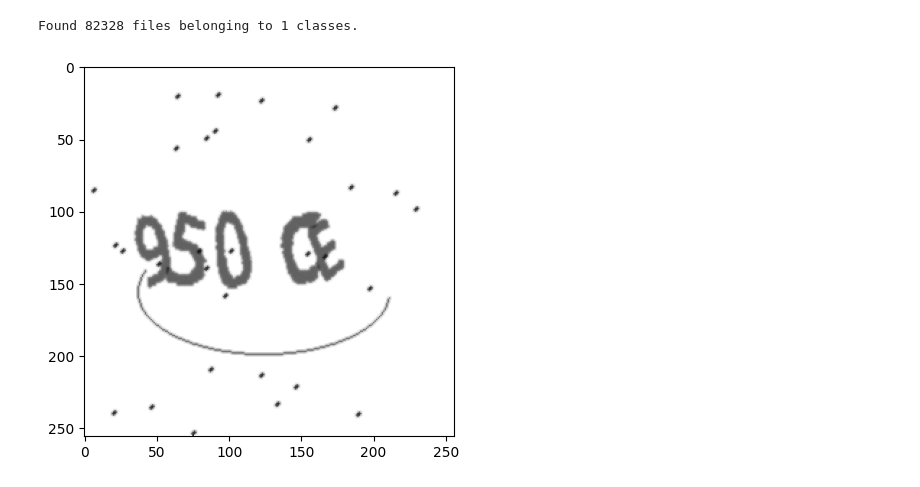
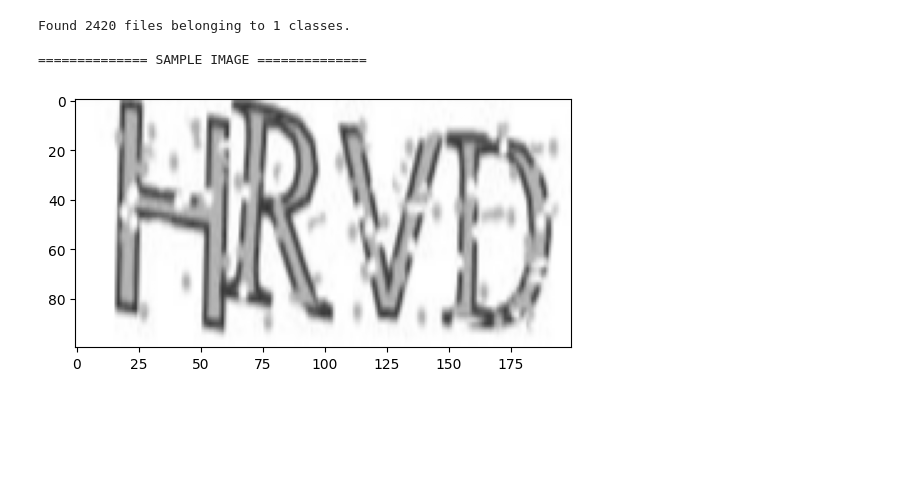
Before and after one commit to MrAliTheGreat/CaptchaAI, a Jupyter notebook: CaptchaGAN.ipynb, the cells around one changed output. Cells and saved outputs as stored; diff of their text form; code cells hidden in the pictures; blank space fills up the shorter version.

```diff
--- a/CaptchaGAN.ipynb
+++ b/CaptchaGAN.ipynb
@@ -35,19 +53,21 @@ Streaming output truncated to the last 5000 lines.
+# %%
+dataset = tf.keras.utils.image_dataset_from_directory(
+    directory = "./Dataset",
+    labels = None,
+    # color_mode = "grayscale",
+    batch_size = 64,
+    image_size = (100, 200) # (height, width)
+)
+print("\n============== SAMPLE IMAGE ==============\n")
+img, = dataset.take(1)
+plt.imshow(img[0] / 255); # float32 so must be between 0 and 1 to show img
+# %% [output]
+Found 2420 files belonging to 1 classes.
+
+============== SAMPLE IMAGE ==============
+[figure, added]
 # %%
-dataset = tf.keras.utils.image_dataset_from_directory(
-    directory = "./Dataset",
-    labels = None,
-    color_mode = "grayscale",
-    batch_size = 30,
-    image_size = (256, 256) # (height, width)
-)
 dataset = dataset.map(lambda x: (x - 127.5) / 127.5)
-# %% [output]
-Found 82328 files belonging to 1 classes.
-# %%
-img, = dataset.take(1)
-plt.imshow(img[0], cmap = "gray");
-# %% [output]
-[figure, removed]
 # %%
 def Generator():
     model = tf.keras.Sequential()
```
Also changed, not shown: parts of 17 cells of this notebook.
